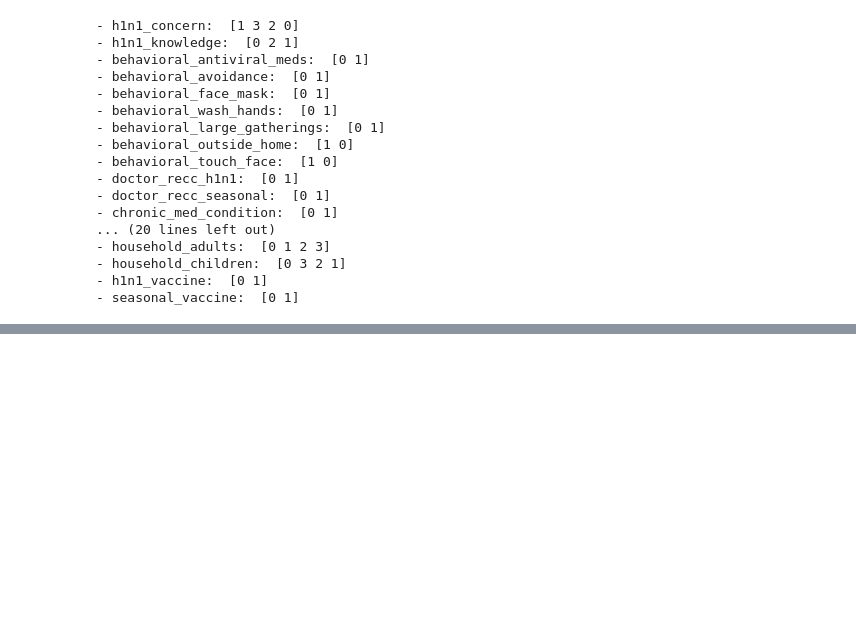
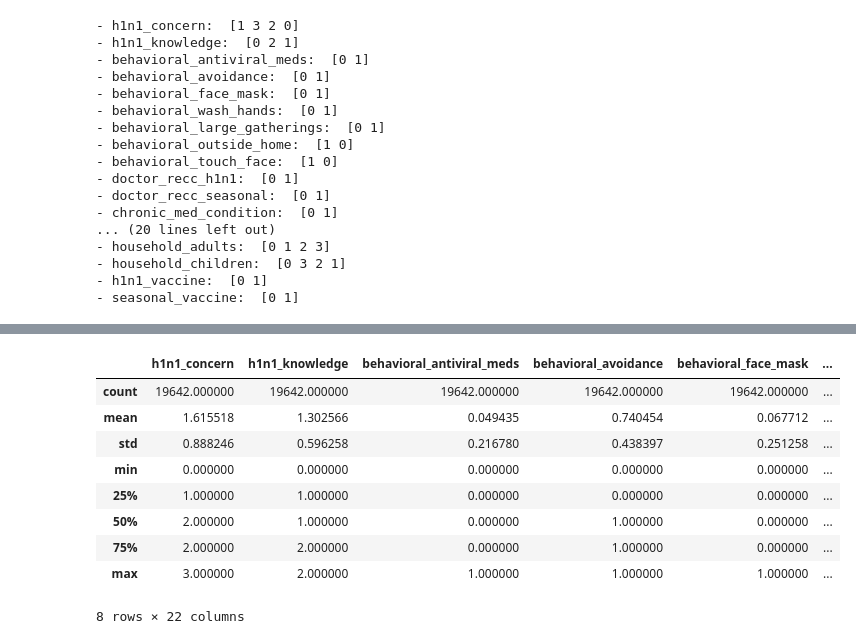
Before and after one commit to FREDRICKKYEKI/dsc-project-h1n1_prediction, a Jupyter notebook: index.ipynb, the cells around one changed output, grey strips where cells are left out. Cells and saved outputs as stored; diff of their text form; code cells hidden in the pictures; blank space fills up the shorter version.

```diff
--- a/index.ipynb
+++ b/index.ipynb
@@ -279,0 +345,13 @@ for col in train_data.columns:
+# %%
+train_features.describe()
+# %% [output]
+|  | h1n1_concern | h1n1_knowledge | behavioral_antiviral_meds | behavioral_avoidance | behavioral_face_mask | ... |
+| count | 19642.000000 | 19642.000000 | 19642.000000 | 19642.000000 | 19642.000000 | ... |
+| mean | 1.615518 | 1.302566 | 0.049435 | 0.740454 | 0.067712 | ... |
+| std | 0.888246 | 0.596258 | 0.216780 | 0.438397 | 0.251258 | ... |
+| min | 0.000000 | 0.000000 | 0.000000 | 0.000000 | 0.000000 | ... |
+| 25% | 1.000000 | 1.000000 | 0.000000 | 0.000000 | 0.000000 | ... |
+| 50% | 2.000000 | 1.000000 | 0.000000 | 1.000000 | 0.000000 | ... |
+| 75% | 2.000000 | 2.000000 | 0.000000 | 1.000000 | 0.000000 | ... |
+| max | 3.000000 | 2.000000 | 1.000000 | 1.000000 | 1.000000 | ... |
+8 rows × 22 columns
```
Also changed, not shown: parts of 5 cells of this notebook.
